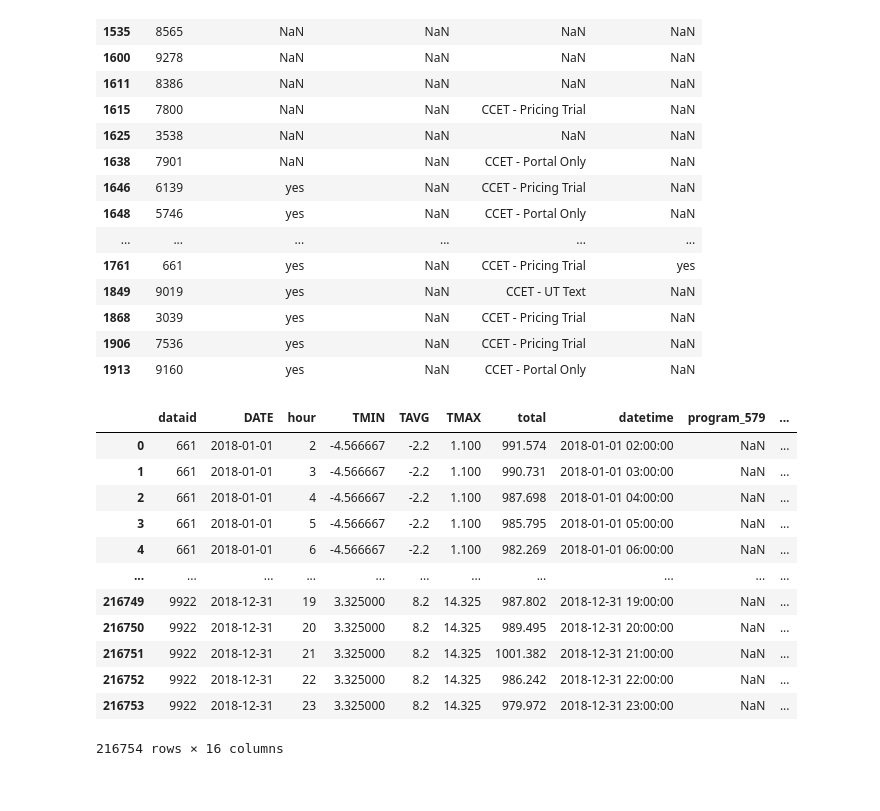
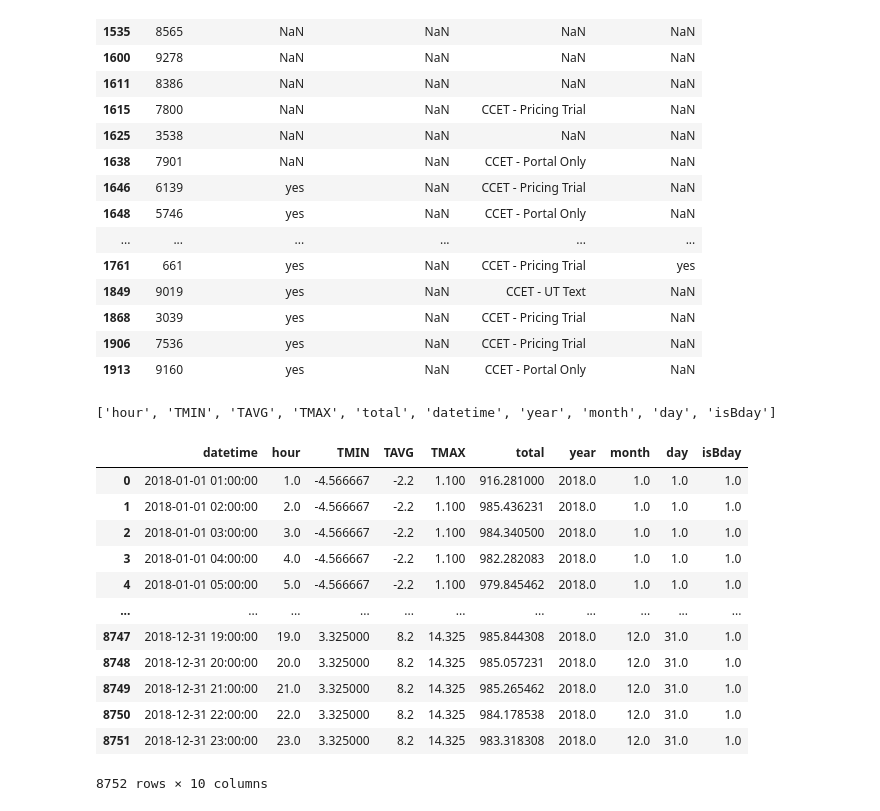
Before and after one commit to david5010/NMEC-Using-DL, a Jupyter notebook: notebooks/austin_15min.ipynb, the cells around one changed output. Drawn from its saved outputs; the diff is of its cells as text; code cells hidden in the pictures.

```diff
--- a/notebooks/austin_15min.ipynb
+++ b/notebooks/austin_15min.ipynb
@@ -224,17 +222,21 @@ programs_red.drop(columns=columns_to_drop)
-# %%
-merged = pd.merge(df_filtered, programs_meta, on = 'dataid', how = 'inner')
-merged
-# %% [output]
-|  | dataid | DATE | hour | TMIN | TAVG | TMAX | total | datetime | program_579 | ... |
-| 0 | 661 | 2018-01-01 | 2 | -4.566667 | -2.2 | 1.100 | 991.574 | 2018-01-01 02:00:00 | NaN | ... |
-| 1 | 661 | 2018-01-01 | 3 | -4.566667 | -2.2 | 1.100 | 990.731 | 2018-01-01 03:00:00 | NaN | ... |
-| 2 | 661 | 2018-01-01 | 4 | -4.566667 | -2.2 | 1.100 | 987.698 | 2018-01-01 04:00:00 | NaN | ... |
-| 3 | 661 | 2018-01-01 | 5 | -4.566667 | -2.2 | 1.100 | 985.795 | 2018-01-01 05:00:00 | NaN | ... |
-| 4 | 661 | 2018-01-01 | 6 | -4.566667 | -2.2 | 1.100 | 982.269 | 2018-01-01 06:00:00 | NaN | ... |
-| ... | ... | ... | ... | ... | ... | ... | ... | ... | ... | ... |
-| 216749 | 9922 | 2018-12-31 | 19 | 3.325000 | 8.2 | 14.325 | 987.802 | 2018-12-31 19:00:00 | NaN | ... |
-| 216750 | 9922 | 2018-12-31 | 20 | 3.325000 | 8.2 | 14.325 | 989.495 | 2018-12-31 20:00:00 | NaN | ... |
-| 216751 | 9922 | 2018-12-31 | 21 | 3.325000 | 8.2 | 14.325 | 1001.382 | 2018-12-31 21:00:00 | NaN | ... |
-| 216752 | 9922 | 2018-12-31 | 22 | 3.325000 | 8.2 | 14.325 | 986.242 | 2018-12-31 22:00:00 | NaN | ... |
-| 216753 | 9922 | 2018-12-31 | 23 | 3.325000 | 8.2 | 14.325 | 979.972 | 2018-12-31 23:00:00 | NaN | ... |
-216754 rows × 16 columns
+# %%
+import pandas as pd
+import numpy as np
+from pandas.tseries.holiday import USFederalHolidayCalendar
+
+def add_isBday_column(df):
+    # Ensure the 'datetime' column is in datetime format
+    df['datetime'] = pd.to_datetime(df['datetime'])
+
+    # Create a holiday calendar
+    cal = USFederalHolidayCalendar()
+    holidays = cal.holidays(start=df['datetime'].min(), end=df['datetime'].max())
+
+    # Define business days
+    business_days = pd.bdate_range(start=df['datetime'].min(), end=df['datetime'].max())
+
+    # Check if each date is a business day and not a holiday
+    df['isBday'] = np.where((df['datetime'].dt.date.isin(business_days.date)) &
+                            (~df['datetime'].dt.date.isin(holidays.date)), 1, 0)
+
+    return df
@@ -240,0 +252,21 @@ merged
+# %%
+# aggregate by hour -> mean
+cols = [col for col in in_prog.columns if col not in ['DATE', 'dataid', 'program_baseline']]
+print(cols)
+in_prog_agg = in_prog[cols].groupby('datetime', as_index=False).mean()
+in_prog_agg
+# %% [output]
+['hour', 'TMIN', 'TAVG', 'TMAX', 'total', 'datetime', 'year', 'month', 'day', 'isBday']
+|  | datetime | hour | TMIN | TAVG | TMAX | total | year | month | day | isBday |
+| 0 | 2018-01-01 01:00:00 | 1.0 | -4.566667 | -2.2 | 1.100 | 916.281000 | 2018.0 | 1.0 | 1.0 | 1.0 |
+| 1 | 2018-01-01 02:00:00 | 2.0 | -4.566667 | -2.2 | 1.100 | 985.436231 | 2018.0 | 1.0 | 1.0 | 1.0 |
+| 2 | 2018-01-01 03:00:00 | 3.0 | -4.566667 | -2.2 | 1.100 | 984.340500 | 2018.0 | 1.0 | 1.0 | 1.0 |
+| 3 | 2018-01-01 04:00:00 | 4.0 | -4.566667 | -2.2 | 1.100 | 982.282083 | 2018.0 | 1.0 | 1.0 | 1.0 |
+| 4 | 2018-01-01 05:00:00 | 5.0 | -4.566667 | -2.2 | 1.100 | 979.845462 | 2018.0 | 1.0 | 1.0 | 1.0 |
+| ... | ... | ... | ... | ... | ... | ... | ... | ... | ... | ... |
+| 8747 | 2018-12-31 19:00:00 | 19.0 | 3.325000 | 8.2 | 14.325 | 985.844308 | 2018.0 | 12.0 | 31.0 | 1.0 |
+| 8748 | 2018-12-31 20:00:00 | 20.0 | 3.325000 | 8.2 | 14.325 | 985.057231 | 2018.0 | 12.0 | 31.0 | 1.0 |
+| 8749 | 2018-12-31 21:00:00 | 21.0 | 3.325000 | 8.2 | 14.325 | 985.265462 | 2018.0 | 12.0 | 31.0 | 1.0 |
+| 8750 | 2018-12-31 22:00:00 | 22.0 | 3.325000 | 8.2 | 14.325 | 984.178538 | 2018.0 | 12.0 | 31.0 | 1.0 |
+| 8751 | 2018-12-31 23:00:00 | 23.0 | 3.325000 | 8.2 | 14.325 | 983.318308 | 2018.0 | 12.0 | 31.0 | 1.0 |
+8752 rows × 10 columns
```
Also changed, not shown: parts of 6 cells of this notebook.
